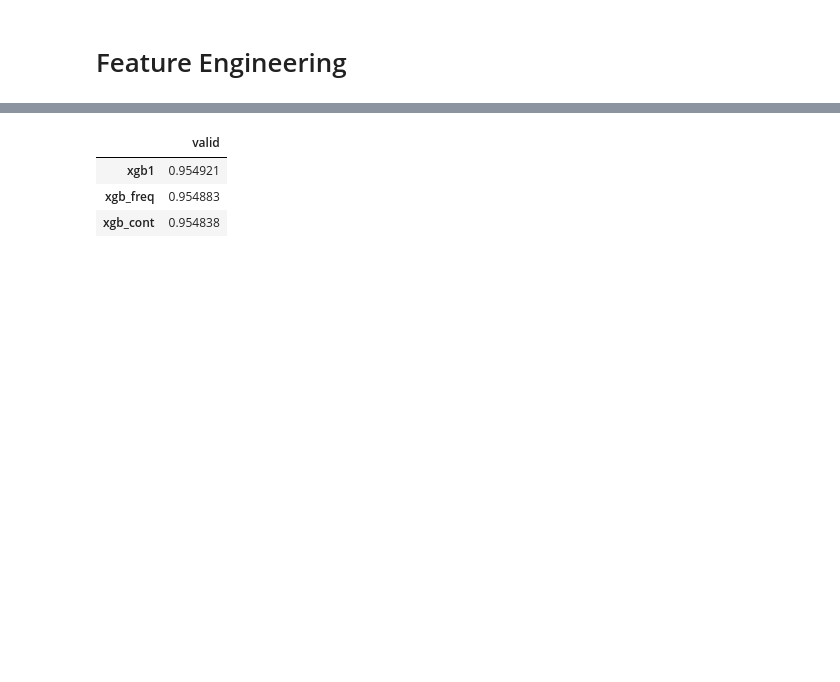
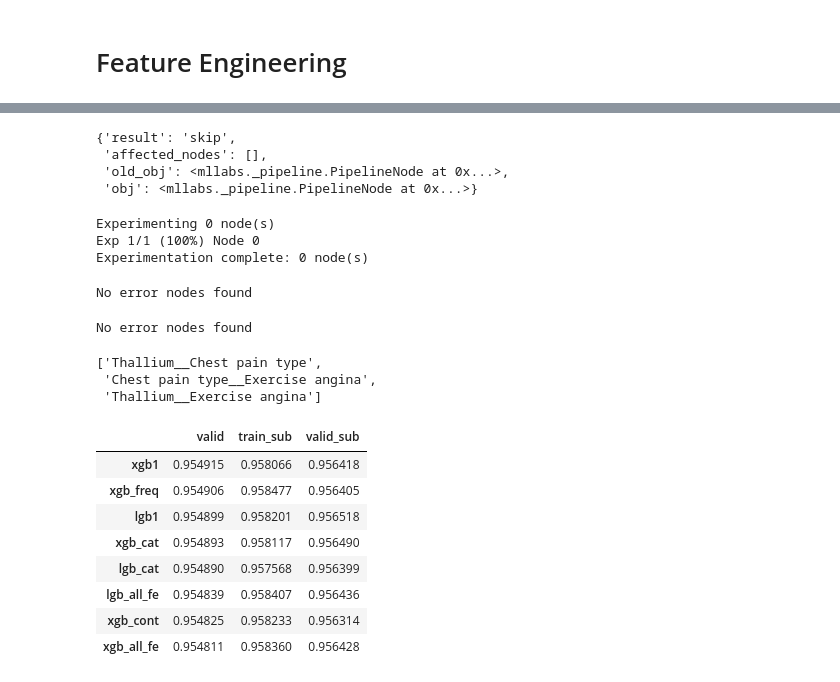
Before and after one commit to sunkusun9/ml-labs, a Jupyter notebook: examples/kaggle_s6e2/Heart.ipynb, the cells around one changed output, grey strips where cells are left out. Cells and saved outputs as stored; diff of their text form; code cells hidden in the pictures; blank space fills up the shorter version.

```diff
--- a/examples/kaggle_s6e2/Heart.ipynb
+++ b/examples/kaggle_s6e2/Heart.ipynb
@@ -818,7 +820,7 @@ from mllabs.adapter import XGBoostAdapter, LightGBMAdapter, CatBoostAdapter
 # %%
 e_aml.set_grp('pre', role='stage', method='transform')
 e_aml.set_node(
-    'n2c', grp='pre', processor=CategoricalConverter,
+    'n2c', grp='pre', processor=CatConverter,
     edges={'X': [(None, X_nom)]}
 )
 
@@ -897,7 +899,8 @@ e_aml.add_collector(
         'AUC',
         Connector(edges={'y': [('lbl', None)]}),
         slice(-1, None),
-        roc_auc_score
+        roc_auc_score,
+        include_train = True
     )
 )
 
@@ -1349,5 +1289,5 @@ Frequency Encoding으로 희귀성 정보를 모델에 직접 전달.
 # %%
-from mllabs.processor import FrequencyEncoder, CategoricalPairCombiner
+from mllabs.processor import FrequencyEncoder, CatPairCombiner
 from sklearn.preprocessing import PolynomialFeatures
 
 if e_aml.status == 'closed':
@@ -1362,15 +1302,14 @@ e_aml.set_node(
 # Categorical pair interactions
 # Thallium x Chest pain type (IG 1,2위), Chest pain type x Exercise angina (강한 연관)
 e_aml.set_node(
-    'cat_pair', grp='pre', processor=CategoricalPairCombiner,
+    'cat_pair', grp='pre', processor=CatPairCombiner,
     edges={'X': [(None, X_nom + X_bin)]},
     params={
         'pairs': [
             ('Thallium', 'Chest pain type'),
             ('Chest pain type', 'Exercise angina'),
             ('Thallium', 'Exercise angina'),
-        ],
-        'min_frequency': 0,
+        ]
     }
 )
 
@@ -1424,0 +1352,25 @@ e_aml.show_error_nodes()
+# %%
+from mllabs import ColSelector
+e_aml.set_node('lgb_cat',     grp='lgb', edges={'X': [(None, X_all), ('cat_pair', None)]},
+               params = {'categorical_feature': ColSelector(col_type='category')})
+e_aml.set_node('lgb_all_fe',    grp='lgb', edges={'X': [(None, X_all), ('cont_inter', None)]},
+              params ={'categorical_feature': ColSelector(col_type='category')})
+# %% [output]
+{'result': 'skip',
+ 'affected_nodes': [],
+ 'old_obj': <mllabs._pipeline.PipelineNode at 0x...>,
+ 'obj': <mllabs._pipeline.PipelineNode at 0x...>}
+# %%
+e_aml.exp()
+# %% [output]
+Experimenting 0 node(s)
+Exp 1/1 (100%) Node 0
+Experimentation complete: 0 node(s)
+# %%
+e_aml.show_error_nodes()
+# %% [output]
+No error nodes found
+# %%
+e_aml.show_error_nodes(traceback = True)
+# %% [output]
+No error nodes found
@@ -1425,8 +1379,19 @@ e_aml.show_error_nodes()
+# %%
+next(e_aml.node_objs['cat_pair'].get_objs(0))[0].obj.get_feature_names_out()
+# %% [output]
+['Thallium__Chest pain type',
+ 'Chest pain type__Exercise angina',
+ 'Thallium__Exercise angina']
 # %%
-nodes = ['xgb1', 'xgb_freq', 'xgb_cat', 'xgb_cont', 'xgb_all_fe']
+nodes = ['xgb1', 'xgb_freq', 'xgb_cat', 'xgb_cont', 'xgb_all_fe', 'lgb1', 'lgb_cat', 'lgb_all_fe']
 e_aml.collectors['AUC'].get_metrics_agg(nodes)[0].sort_values('valid', ascending=False)
 # %% [output]
-|  | valid |
-| xgb1 | 0.954921 |
-| xgb_freq | 0.954883 |
-| xgb_cont | 0.954838 |
+|  | valid | train_sub | valid_sub |
+| xgb1 | 0.954915 | 0.958066 | 0.956418 |
+| xgb_freq | 0.954906 | 0.958477 | 0.956405 |
+| lgb1 | 0.954899 | 0.958201 | 0.956518 |
+| xgb_cat | 0.954893 | 0.958117 | 0.956490 |
+| lgb_cat | 0.954890 | 0.957568 | 0.956399 |
+| lgb_all_fe | 0.954839 | 0.958407 | 0.956436 |
+| xgb_cont | 0.954825 | 0.958233 | 0.956314 |
+| xgb_all_fe | 0.954811 | 0.958360 | 0.956428 |
```
Also changed, not shown: parts of 47 cells of this notebook, 15 other files.
